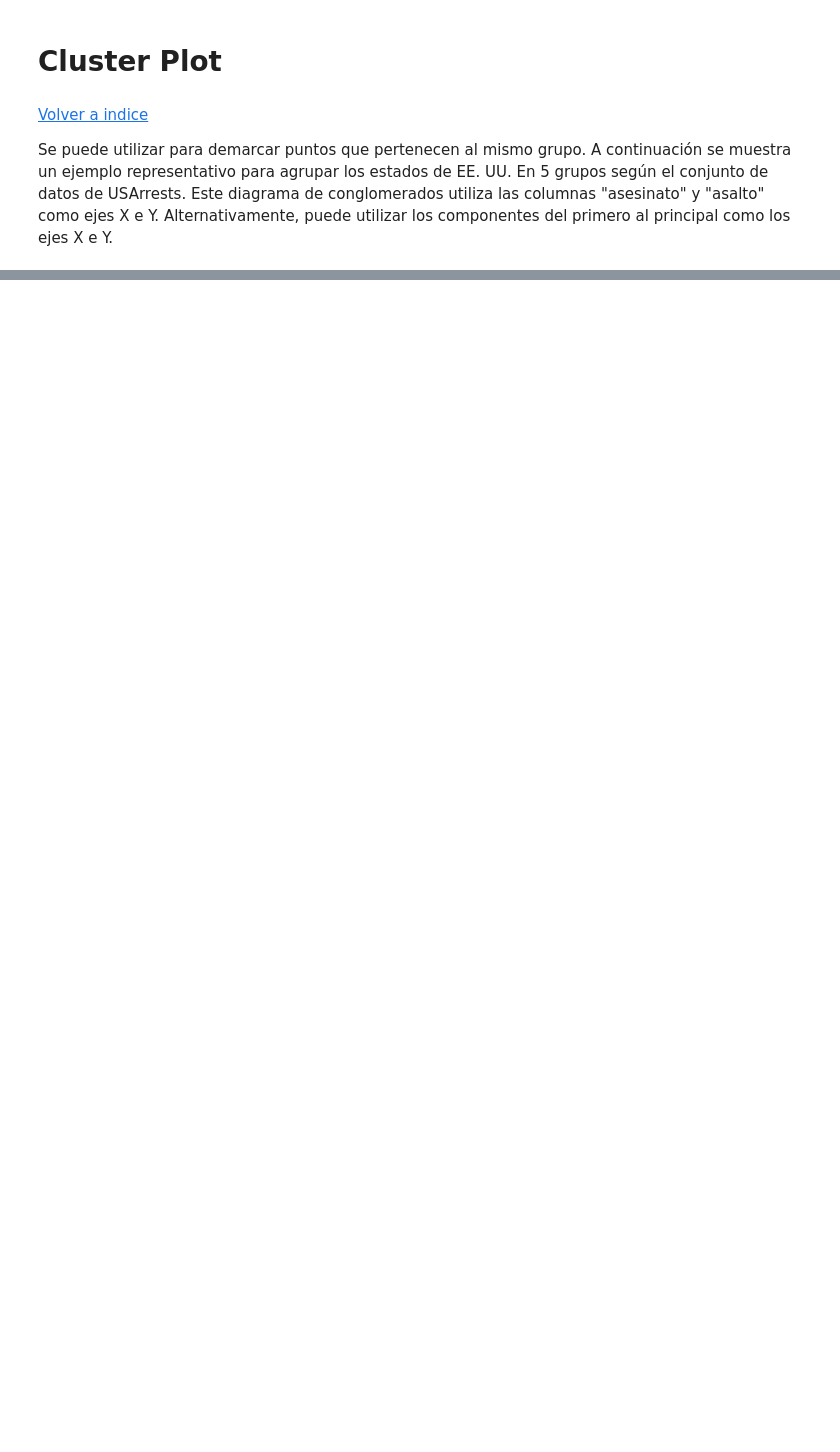
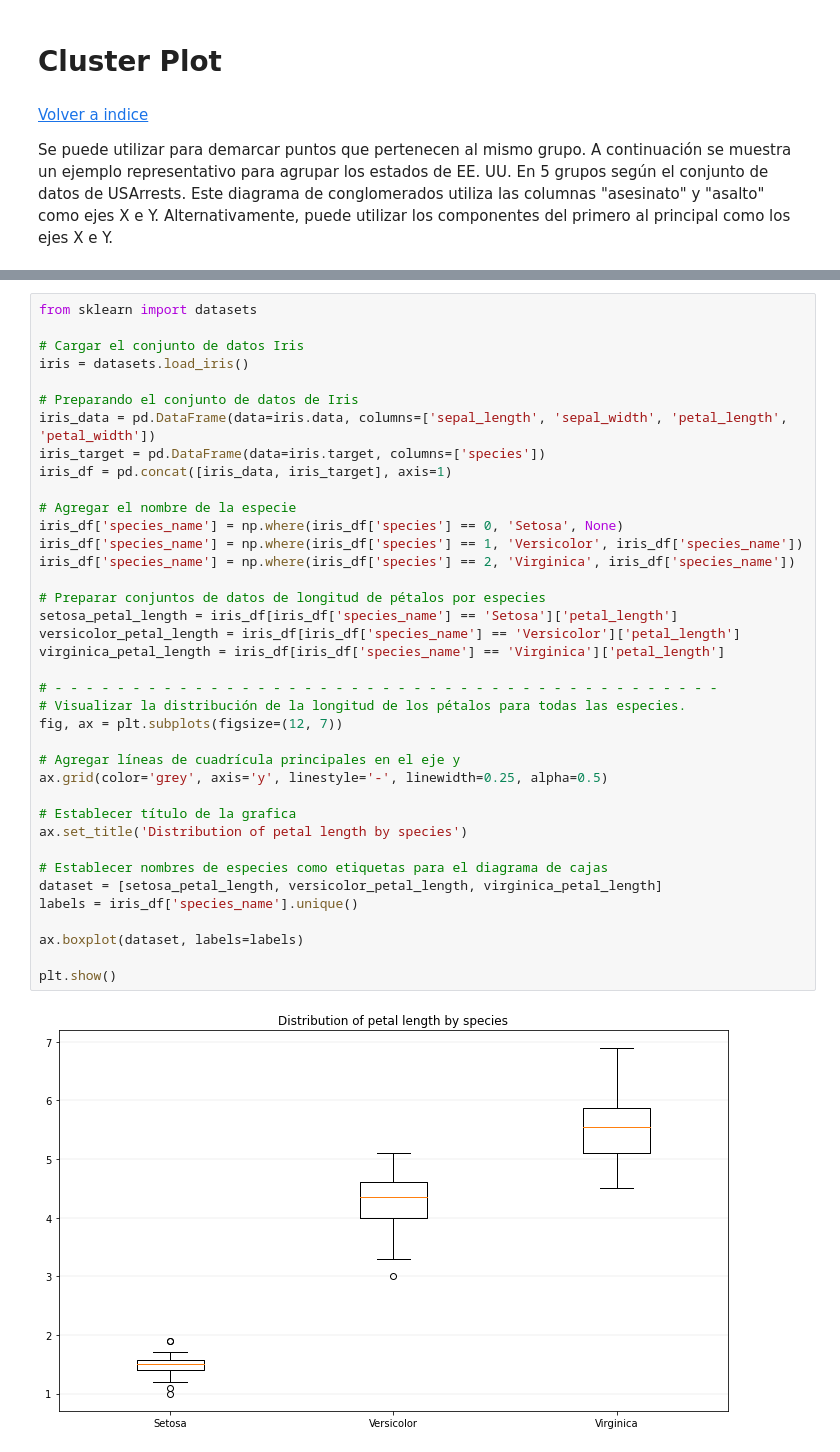
Before and after one commit to adolfoam93/Python-Plotting-Master, a Jupyter notebook: Matplotlib master notebook.ipynb, the cells around one changed output, grey strips where cells are left out. Drawn from its saved outputs; the diff is of its cells as text; blank space fills up the shorter version.

```diff
--- a/Matplotlib master notebook.ipynb
+++ b/Matplotlib master notebook.ipynb
@@ -1177,0 +1241,40 @@ Se puede utilizar para demarcar puntos que pertenecen al mismo grupo. A continua
+# %%
+from sklearn import datasets
+
+# Cargar el conjunto de datos Iris
+iris = datasets.load_iris()
+
+# Preparando el conjunto de datos de Iris
+iris_data = pd.DataFrame(data=iris.data, columns=['sepal_length', 'sepal_width', 'petal_length', 'petal_width'])
+iris_target = pd.DataFrame(data=iris.target, columns=['species'])
+iris_df = pd.concat([iris_data, iris_target], axis=1)
+
+# Agregar el nombre de la especie
+iris_df['species_name'] = np.where(iris_df['species'] == 0, 'Setosa', None)
+iris_df['species_name'] = np.where(iris_df['species'] == 1, 'Versicolor', iris_df['species_name'])
+iris_df['species_name'] = np.where(iris_df['species'] == 2, 'Virginica', iris_df['species_name'])
+
+# Preparar conjuntos de datos de longitud de pétalos por especies
+setosa_petal_length = iris_df[iris_df['species_name'] == 'Setosa']['petal_length']
+versicolor_petal_length = iris_df[iris_df['species_name'] == 'Versicolor']['petal_length']
+virginica_petal_length = iris_df[iris_df['species_name'] == 'Virginica']['petal_length']
+
+# - - - - - - - - - - - - - - - - - - - - - - - - - - - - - - - - - - - - - - - - - - -
+# Visualizar la distribución de la longitud de los pétalos para todas las especies.
+fig, ax = plt.subplots(figsize=(12, 7))
+
+# Agregar líneas de cuadrícula principales en el eje y
+ax.grid(color='grey', axis='y', linestyle='-', linewidth=0.25, alpha=0.5)
+
+# Establecer título de la grafica
+ax.set_title('Distribution of petal length by species')
+
+# Establecer nombres de especies como etiquetas para el diagrama de cajas
+dataset = [setosa_petal_length, versicolor_petal_length, virginica_petal_length]
+labels = iris_df['species_name'].unique()
+
+ax.boxplot(dataset, labels=labels)
+
+plt.show()
+# %% [output]
+[figure, added]
```
Also changed, not shown: parts of 11 cells of this notebook.
